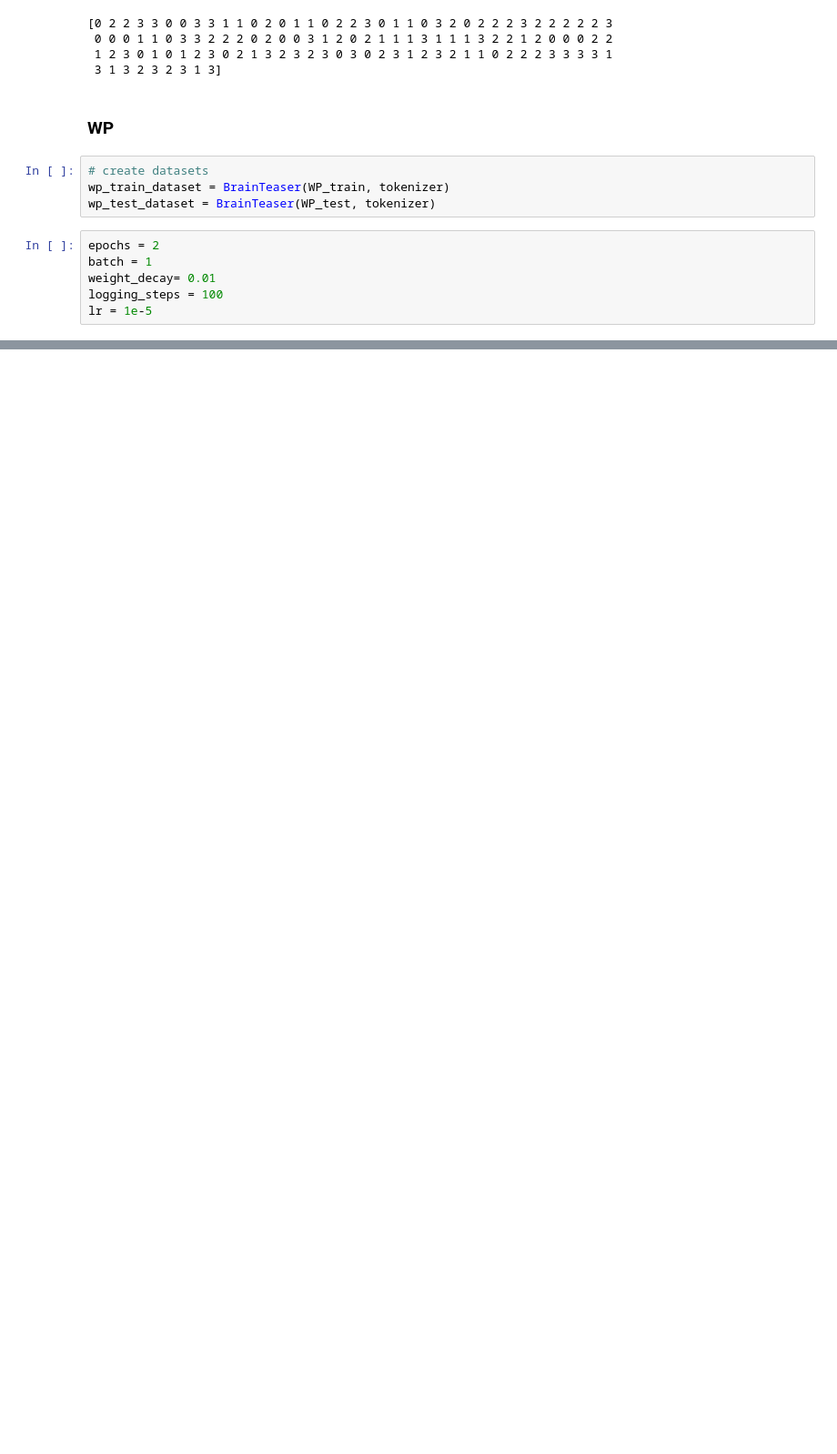
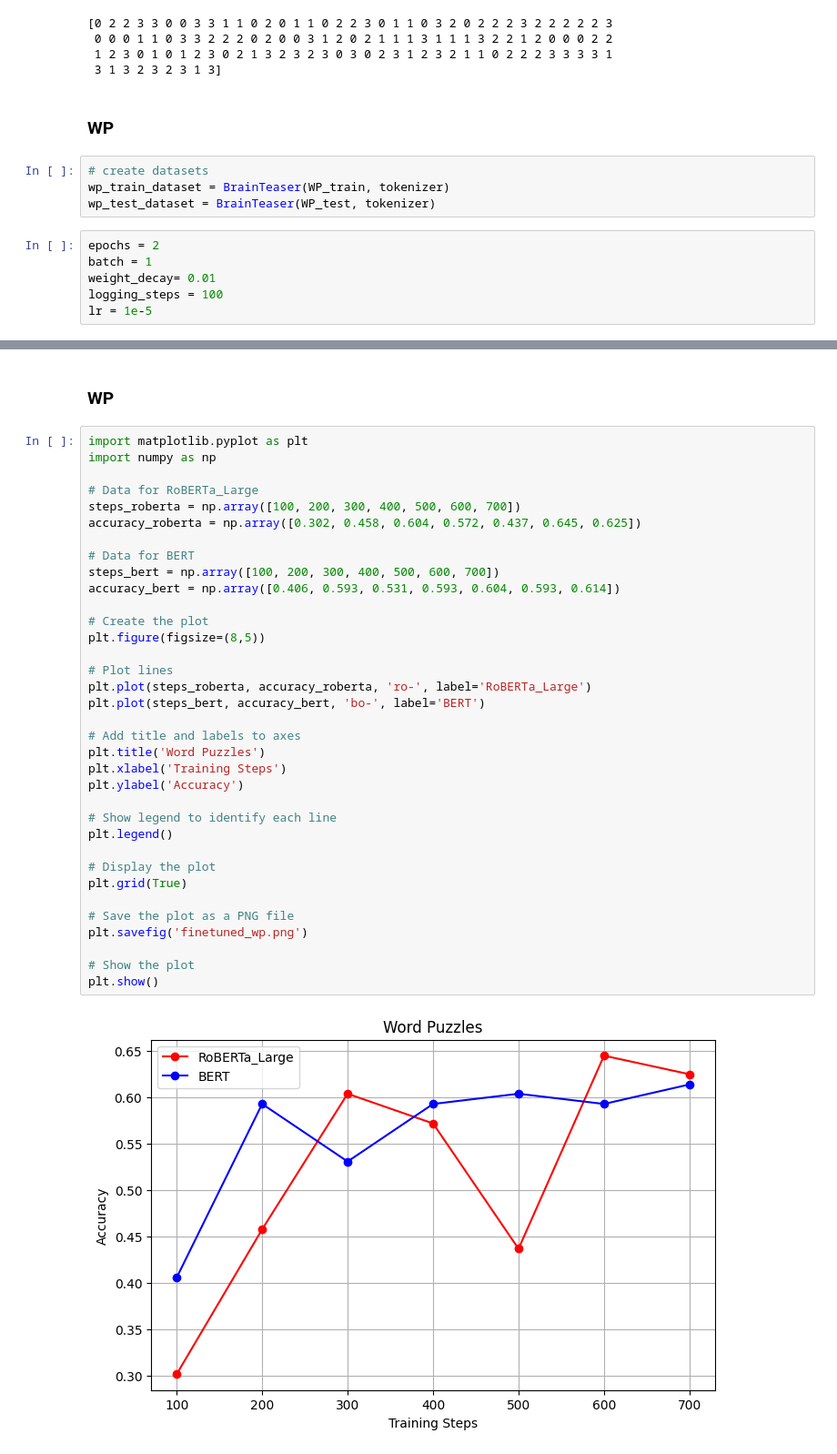
Before and after one commit to baktash81/SemEval_2024_BRAINTEASER, a Jupyter notebook: Experiments/Finetune/RoBERTa_Large/BrainTeaser_RoBERTa_Large.ipynb, the cells around one changed output, grey strips where cells are left out. Shown at 91% size. Drawn from its saved outputs; the diff is of its cells as text; blank space fills up the shorter version.

```diff
--- a/Experiments/Finetune/RoBERTa_Large/BrainTeaser_RoBERTa_Large.ipynb
+++ b/Experiments/Finetune/RoBERTa_Large/BrainTeaser_RoBERTa_Large.ipynb
@@ -324,0 +452,39 @@ print(predicted_classes)
+# %% [markdown]
+### WP
+# %%
+import matplotlib.pyplot as plt
+import numpy as np
+
+# Data for RoBERTa_Large
+steps_roberta = np.array([100, 200, 300, 400, 500, 600, 700])
+accuracy_roberta = np.array([0.302, 0.458, 0.604, 0.572, 0.437, 0.645, 0.625])
+
+# Data for BERT
+steps_bert = np.array([100, 200, 300, 400, 500, 600, 700])
+accuracy_bert = np.array([0.406, 0.593, 0.531, 0.593, 0.604, 0.593, 0.614])
+
+# Create the plot
+plt.figure(figsize=(8,5))
+
+# Plot lines
+plt.plot(steps_roberta, accuracy_roberta, 'ro-', label='RoBERTa_Large')
+plt.plot(steps_bert, accuracy_bert, 'bo-', label='BERT')
+
+# Add title and labels to axes
+plt.title('Word Puzzles')
+plt.xlabel('Training Steps')
+plt.ylabel('Accuracy')
+
+# Show legend to identify each line
+plt.legend()
+
+# Display the plot
+plt.grid(True)
+
+# Save the plot as a PNG file
+plt.savefig('finetuned_wp.png')
+
+# Show the plot
+plt.show()
+# %% [output]
+[figure, added]
```
Also changed, not shown: parts of 14 cells of this notebook, 19 other files.
